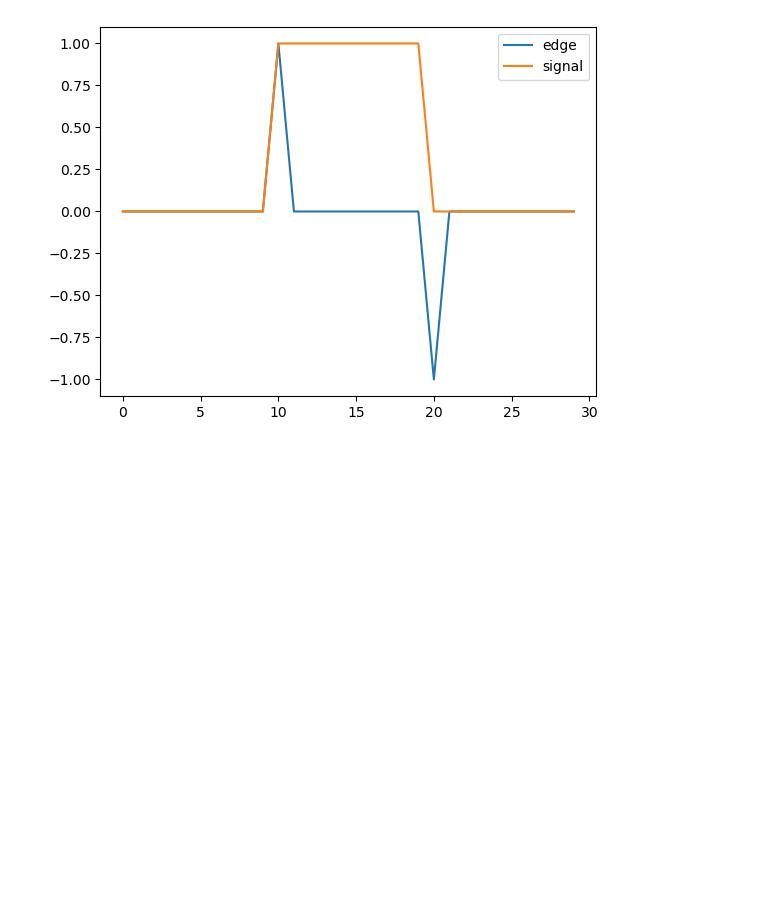
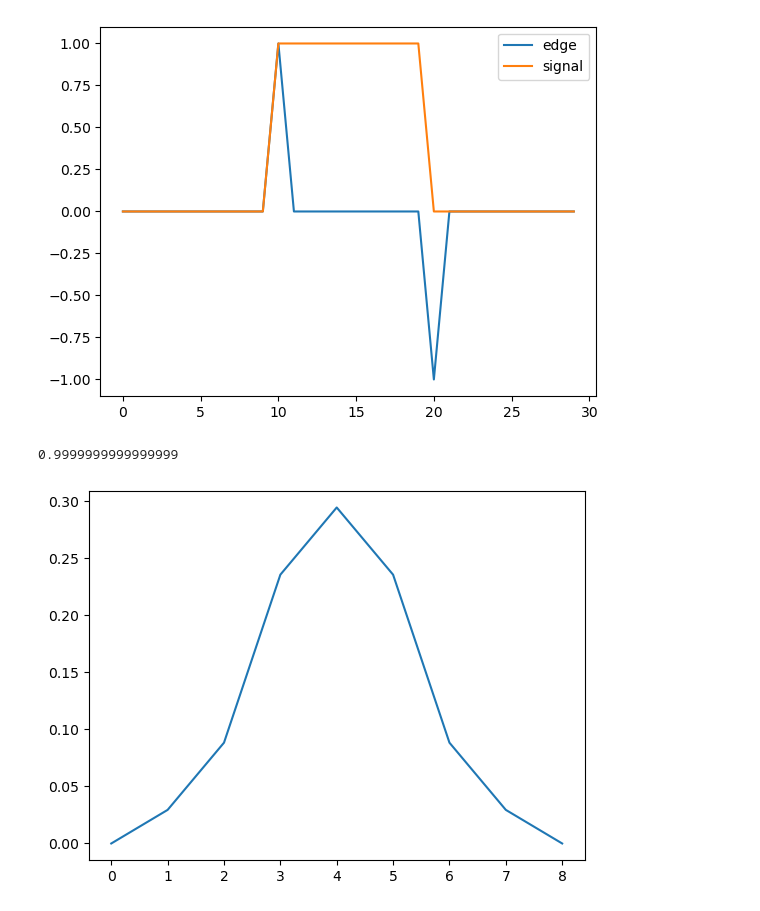
Before and after one commit to mohammadkhoubrou/Linear-Algebra-with-NumPy, a Jupyter notebook: chap4_pracitce.ipynb, the cells around one changed output. Saved outputs shown, nothing was run; the diff lists cells and outputs as text; code cells hidden in the pictures; blank space fills up the shorter version.

```diff
--- a/chap4_pracitce.ipynb
+++ b/chap4_pracitce.ipynb
@@ -101,3 +101,12 @@ sns.lineplot(data=signal,label="signal")
 # %% [output]
 <Axes: >
 [figure]
+# %%
+#exercise 4-6
+kernel = np.array([0, .1, .3, .8, 1, .8,.3, .1, 0])
+kernel = kernel/np.sum(kernel)
+sns.lineplot(data= kernel)
+np.sum(kernel)
+# %% [output]
+0.9999999999999999
+[figure, added]
```
Also changed, not shown: parts of 13 cells of this notebook.
